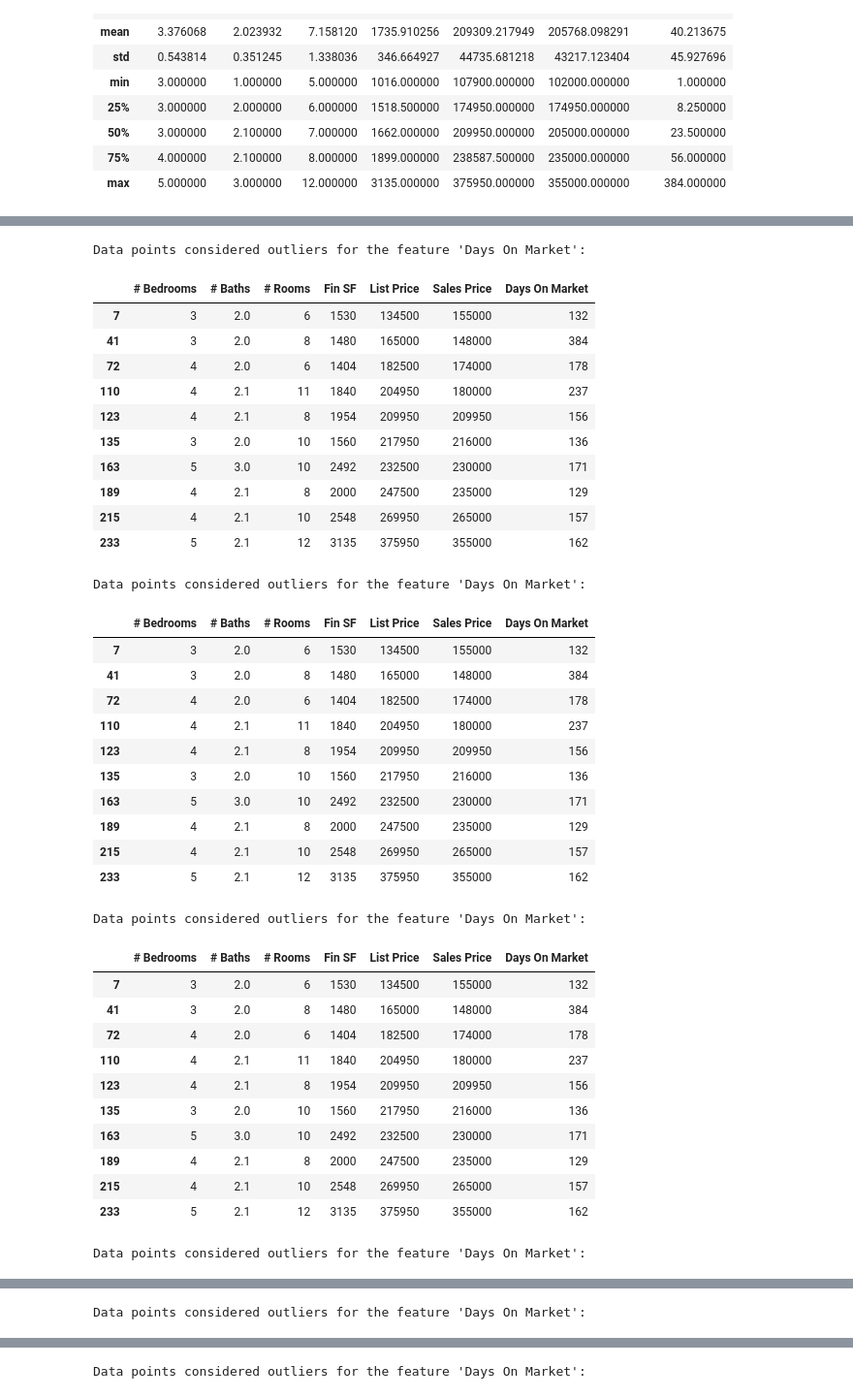
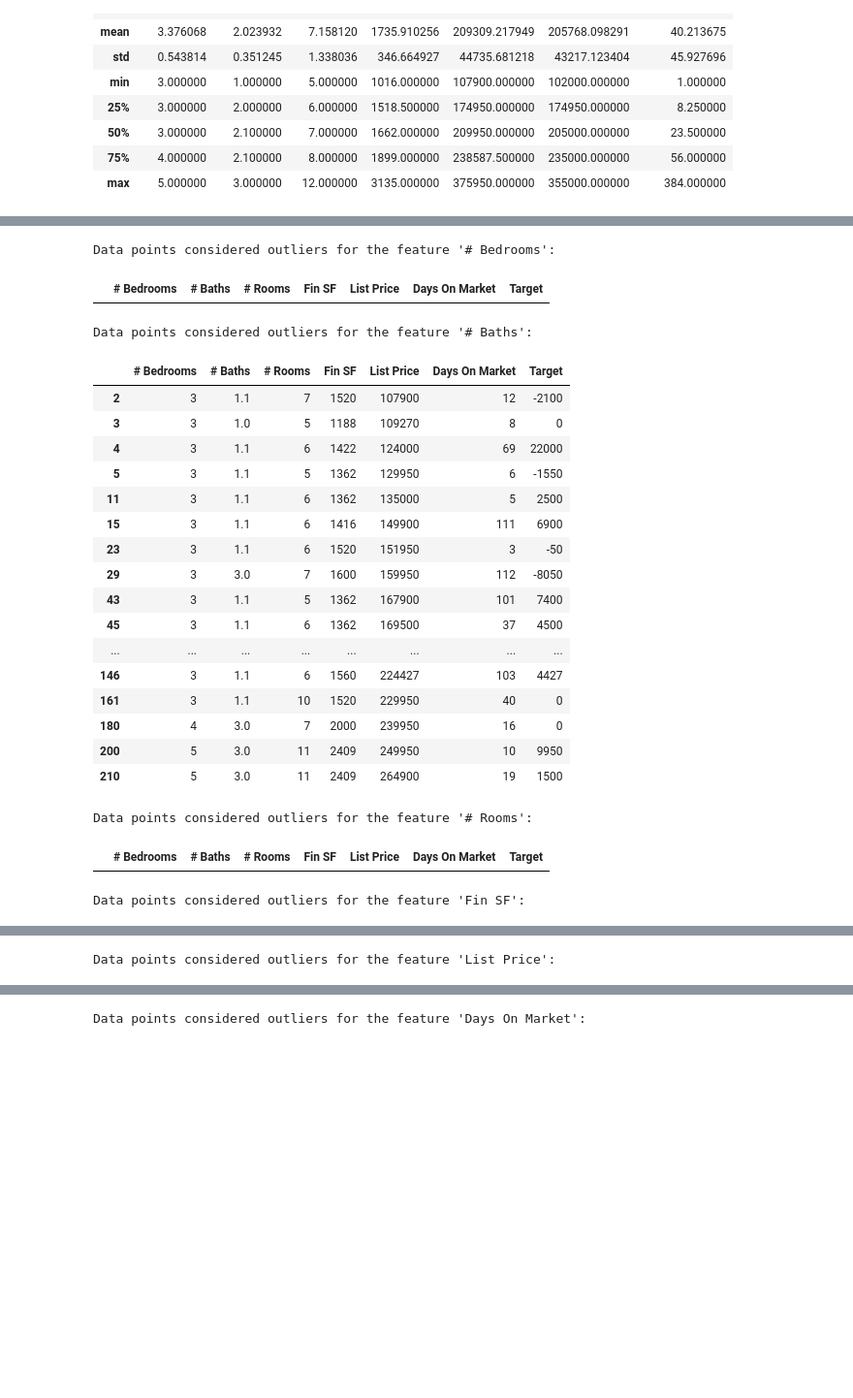
Before and after one commit to quantarb/capstone, a Jupyter notebook: data_exploration.ipynb, the cells around one changed output, grey strips where cells are left out. Shown: that part at 97% size. Saved outputs shown, nothing was run; the diff lists cells and outputs as text; code cells hidden in the pictures; blank space fills up the shorter version.

```diff
--- a/data_exploration.ipynb
+++ b/data_exploration.ipynb
@@ -76,70 +71,56 @@ Once you have performed this implementation, the dataset will be stored in the v
 # %%
 # For each feature find the data points with extreme high or low values
 index_to_outliers = {}
-for c in data.keys():
+for feature in data.keys():
     # TODO: Calculate Q1 (25th percentile of the data) for the given feature
     Q1 = data[feature].quantile(0.25)
 
     # TODO: Calculate Q3 (75th percentile of the data) for the given feature
     Q3 = data[feature].quantile(0.75)
 
     # TODO: Use the interquartile range to calculate an outlier step (1.5 times the interquartile range)
     step = step = 1.5 * (Q3 - Q1)
 
     # Display the outliers
     print "Data points considered outliers for the feature '{}':".format(feature)
     outliers = data[~((data[feature] >= Q1 - step) & (data[feature] <= Q3 + step))]
     display(outliers)
 
     for i in outliers.index.tolist():
         if i in index_to_outliers:
             index_to_outliers[i] += 1
         else:
             index_to_outliers[i] = 1
 
 filtered_dict = {k:v for k,v in index_to_outliers.iteritems() if v > 1}
 
 
 # OPTIONAL: Select the indices for data points you wish to remove
 outliers  = [filtered_dict.keys()]
 
 # Remove the outliers, if any were specified
 data = data.drop(data.index[outliers]).reset_index(drop = True)
 # %% [output]
-Data points considered outliers for the feature 'Days On Market':
+Data points considered outliers for the feature '# Bedrooms':
-|  | # Bedrooms | # Baths | # Rooms | Fin SF | List Price | Sales Price | Days On Market |
-| 7 | 3 | 2.0 | 6 | 1530 | 134500 | 155000 | 132 |
-| 41 | 3 | 2.0 | 8 | 1480 | 165000 | 148000 | 384 |
-| 72 | 4 | 2.0 | 6 | 1404 | 182500 | 174000 | 178 |
-| 110 | 4 | 2.1 | 11 | 1840 | 204950 | 180000 | 237 |
-| 123 | 4 | 2.1 | 8 | 1954 | 209950 | 209950 | 156 |
-| 135 | 3 | 2.0 | 10 | 1560 | 217950 | 216000 | 136 |
-| 163 | 5 | 3.0 | 10 | 2492 | 232500 | 230000 | 171 |
-| 189 | 4 | 2.1 | 8 | 2000 | 247500 | 235000 | 129 |
-| 215 | 4 | 2.1 | 10 | 2548 | 269950 | 265000 | 157 |
-| 233 | 5 | 2.1 | 12 | 3135 | 375950 | 355000 | 162 |
+|  | # Bedrooms | # Baths | # Rooms | Fin SF | List Price | Days On Market | Target |
-Data points considered outliers for the feature 'Days On Market':
+Data points considered outliers for the feature '# Baths':
-|  | # Bedrooms | # Baths | # Rooms | Fin SF | List Price | Sales Price | Days On Market |
-| 7 | 3 | 2.0 | 6 | 1530 | 134500 | 155000 | 132 |
-| 41 | 3 | 2.0 | 8 | 1480 | 165000 | 148000 | 384 |
-| 72 | 4 | 2.0 | 6 | 1404 | 182500 | 174000 | 178 |
-| 110 | 4 | 2.1 | 11 | 1840 | 204950 | 180000 | 237 |
-| 123 | 4 | 2.1 | 8 | 1954 | 209950 | 209950 | 156 |
-| 135 | 3 | 2.0 | 10 | 1560 | 217950 | 216000 | 136 |
-| 163 | 5 | 3.0 | 10 | 2492 | 232500 | 230000 | 171 |
-| 189 | 4 | 2.1 | 8 | 2000 | 247500 | 235000 | 129 |
-| 215 | 4 | 2.1 | 10 | 2548 | 269950 | 265000 | 157 |
-| 233 | 5 | 2.1 | 12 | 3135 | 375950 | 355000 | 162 |
+|  | # Bedrooms | # Baths | # Rooms | Fin SF | List Price | Days On Market | Target |
+| 2 | 3 | 1.1 | 7 | 1520 | 107900 | 12 | -2100 |
+| 3 | 3 | 1.0 | 5 | 1188 | 109270 | 8 | 0 |
+| 4 | 3 | 1.1 | 6 | 1422 | 124000 | 69 | 22000 |
+| 5 | 3 | 1.1 | 5 | 1362 | 129950 | 6 | -1550 |
+| 11 | 3 | 1.1 | 6 | 1362 | 135000 | 5 | 2500 |
+| 15 | 3 | 1.1 | 6 | 1416 | 149900 | 111 | 6900 |
+| 23 | 3 | 1.1 | 6 | 1520 | 151950 | 3 | -50 |
+| 29 | 3 | 3.0 | 7 | 1600 | 159950 | 112 | -8050 |
+| 43 | 3 | 1.1 | 5 | 1362 | 167900 | 101 | 7400 |
+| 45 | 3 | 1.1 | 6 | 1362 | 169500 | 37 | 4500 |
+| ... | ... | ... | ... | ... | ... | ... | ... |
+| 146 | 3 | 1.1 | 6 | 1560 | 224427 | 103 | 4427 |
+| 161 | 3 | 1.1 | 10 | 1520 | 229950 | 40 | 0 |
+| 180 | 4 | 3.0 | 7 | 2000 | 239950 | 16 | 0 |
+| 200 | 5 | 3.0 | 11 | 2409 | 249950 | 10 | 9950 |
+| 210 | 5 | 3.0 | 11 | 2409 | 264900 | 19 | 1500 |
-Data points considered outliers for the feature 'Days On Market':
+Data points considered outliers for the feature '# Rooms':
-|  | # Bedrooms | # Baths | # Rooms | Fin SF | List Price | Sales Price | Days On Market |
-| 7 | 3 | 2.0 | 6 | 1530 | 134500 | 155000 | 132 |
-| 41 | 3 | 2.0 | 8 | 1480 | 165000 | 148000 | 384 |
-| 72 | 4 | 2.0 | 6 | 1404 | 182500 | 174000 | 178 |
-| 110 | 4 | 2.1 | 11 | 1840 | 204950 | 180000 | 237 |
-| 123 | 4 | 2.1 | 8 | 1954 | 209950 | 209950 | 156 |
-| 135 | 3 | 2.0 | 10 | 1560 | 217950 | 216000 | 136 |
-| 163 | 5 | 3.0 | 10 | 2492 | 232500 | 230000 | 171 |
-| 189 | 4 | 2.1 | 8 | 2000 | 247500 | 235000 | 129 |
-| 215 | 4 | 2.1 | 10 | 2548 | 269950 | 265000 | 157 |
-| 233 | 5 | 2.1 | 12 | 3135 | 375950 | 355000 | 162 |
+|  | # Bedrooms | # Baths | # Rooms | Fin SF | List Price | Days On Market | Target |
-Data points considered outliers for the feature 'Days On Market':
+Data points considered outliers for the feature 'Fin SF':
@@ -157 +134 @@ Data points considered outliers for the feature 'Days On Market':
-Data points considered outliers for the feature 'Days On Market':
+Data points considered outliers for the feature 'List Price':
```
Also changed, not shown: parts of 29 cells of this notebook, 1 other file.
